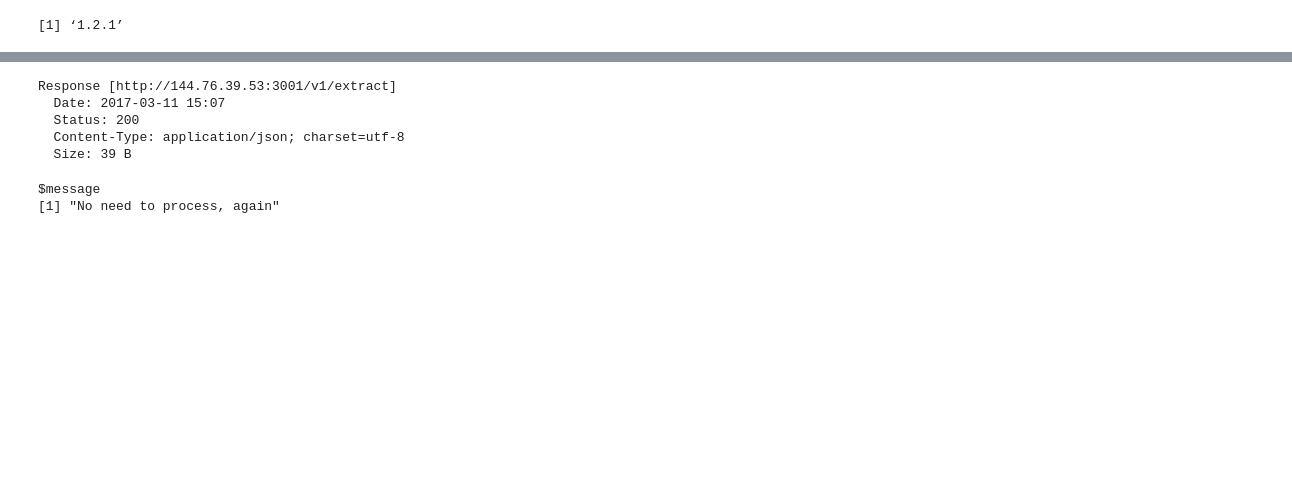
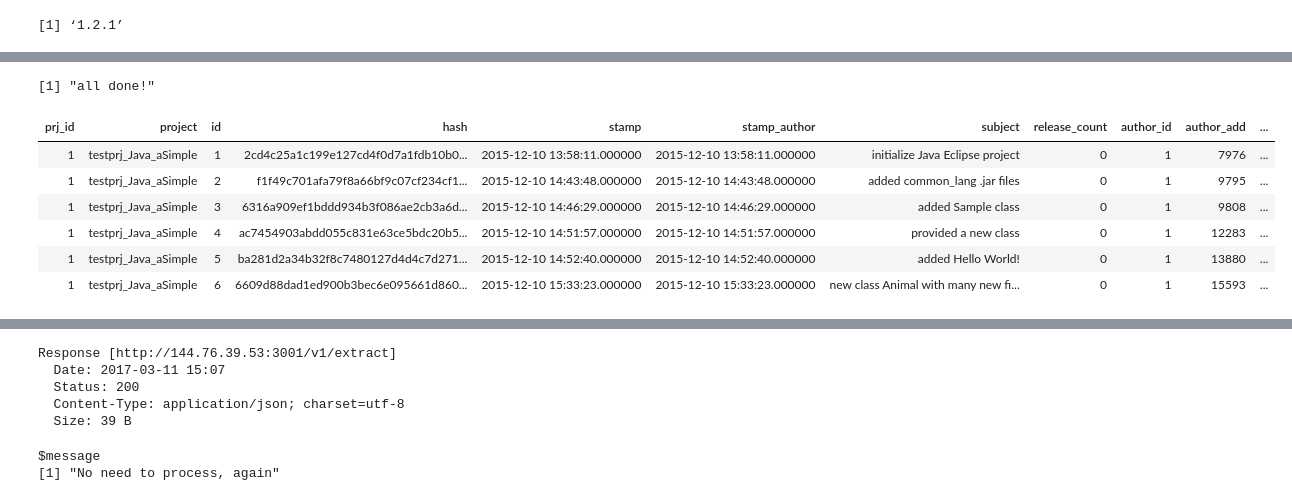
Before and after one commit to IMTorgDemo/Reports, a Jupyter notebook: admRlangWrapper.ipynb, the cells around one changed output, grey strips where cells are left out. Saved outputs shown, nothing was run; the diff lists cells and outputs as text; code cells hidden in the pictures; blank space fills up the shorter version.

Commit message:
add load_all to R Wrapper

```diff
--- a/admRlangWrapper.ipynb
+++ b/admRlangWrapper.ipynb
@@ -207,0 +187,11 @@ REPO_NAME = 'testprj_Java_aSimple'
+# %%
+# INPUTS
+argGroups = c('project', 'size', 'author', 'entity_structure', 'entity_characteristic', 'complexity', 'relation', 'error','quality','tag','process_log')
+argSelection = c('current', 'all')
+rtePathLoadGroup = '/load'
+rtePathExtract = '/extract'
+
+ACCT = userAcct
+REPO_NAMESPC = 'IMTorg'
+REPO_EMAIL = 'information@mgmt-tech.org'
+REPO_NAME = 'testprj_Java_aSimple'
@@ -207,0 +317,14 @@ REPO_NAME = 'testprj_Java_aSimple'
+# %%
+jSimple$load_all()
+# %% [output]
+[1] "all done!"
+# %%
+head( jSimple$Data()$project )
+# %% [output]
+| prj_id | project | id | hash | stamp | stamp_author | subject | release_count | author_id | author_add | ... |
+| 1 | testprj_Java_aSimple | 1 | 2cd4c25a1c199e127cd4f0d7a1fdb10b0... | 2015-12-10 13:58:11.000000 | 2015-12-10 13:58:11.000000 | initialize Java Eclipse project | 0 | 1 | 7976 | ... |
+| 1 | testprj_Java_aSimple | 2 | f1f49c701afa79f8a66bf9c07cf234cf1... | 2015-12-10 14:43:48.000000 | 2015-12-10 14:43:48.000000 | added common_lang .jar files | 0 | 1 | 9795 | ... |
+| 1 | testprj_Java_aSimple | 3 | 6316a909ef1bddd934b3f086ae2cb3a6d... | 2015-12-10 14:46:29.000000 | 2015-12-10 14:46:29.000000 | added Sample class | 0 | 1 | 9808 | ... |
+| 1 | testprj_Java_aSimple | 4 | ac7454903abdd055c831e63ce5bdc20b5... | 2015-12-10 14:51:57.000000 | 2015-12-10 14:51:57.000000 | provided a new class | 0 | 1 | 12283 | ... |
+| 1 | testprj_Java_aSimple | 5 | ba281d2a34b32f8c7480127d4d4c7d271... | 2015-12-10 14:52:40.000000 | 2015-12-10 14:52:40.000000 | added Hello World! | 0 | 1 | 13880 | ... |
+| 1 | testprj_Java_aSimple | 6 | 6609d88dad1ed900b3bec6e095661d860... | 2015-12-10 15:33:23.000000 | 2015-12-10 15:33:23.000000 | new class Animal with many new fi... | 0 | 1 | 15593 | ... |
```
Also changed, not shown: parts of 19 cells of this notebook.
